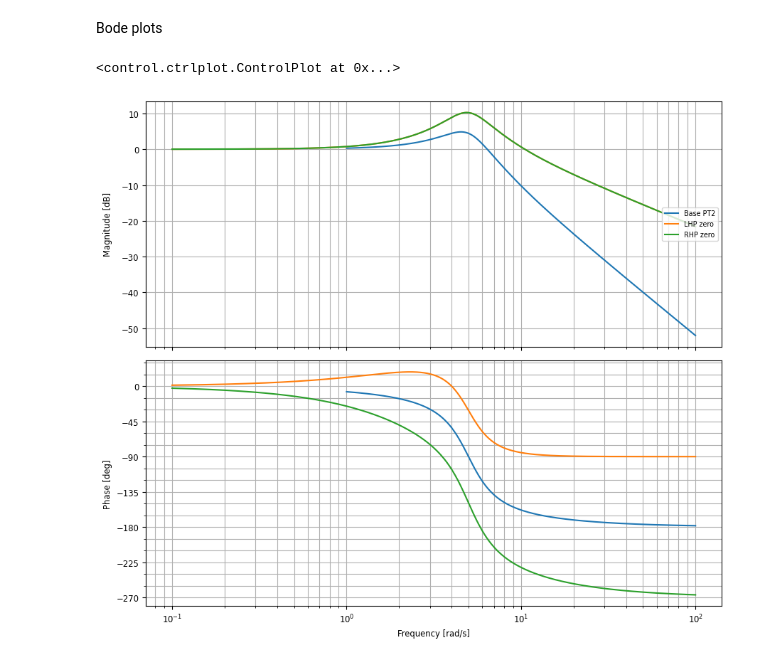
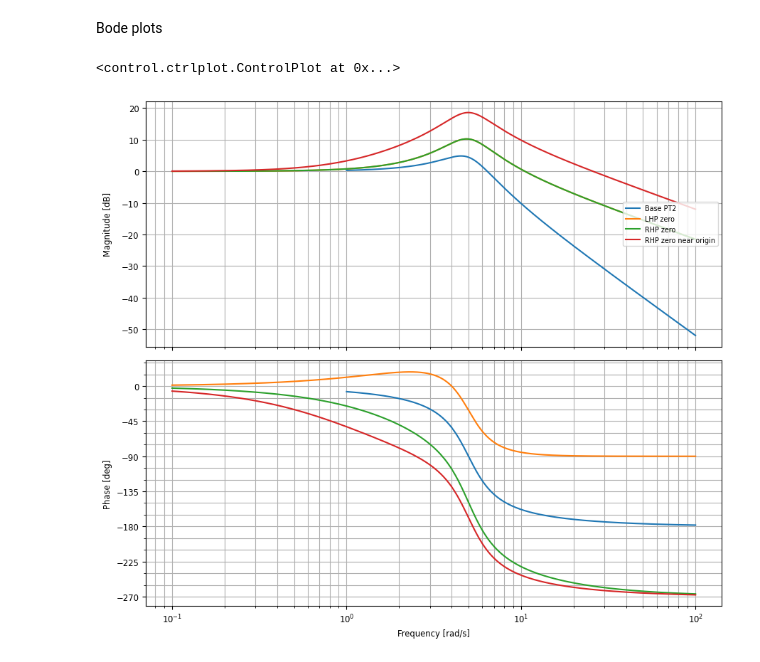
Before and after one commit to FelixWick/control_engineering, a Jupyter notebook: examples/4_stability/pole-zero_PT2.ipynb, the cells around one changed output. Saved outputs shown, nothing was run; the diff lists cells and outputs as text; code cells hidden in the pictures.

```diff
--- a/examples/4_stability/pole-zero_PT2.ipynb
+++ b/examples/4_stability/pole-zero_PT2.ipynb
@@ -17,15 +17,13 @@ G_base = ct.tf(num_base, den_base)
 # %% [markdown]
 Add left-half-plane zero at s = -3
 # %%
-z_lhp = 3
-num_lhp = [1, z_lhp]  # (s + 3)
+num_lhp = [1, 3]  # (s + 3)
 
 G_lhp = ct.tf(num_lhp, [1]) * G_base
 # %% [markdown]
 Add right-half-plane zero at s = +3
 # %%
-z_rhp = 3
-num_rhp = [1, -z_rhp]  # (s - 3)
+num_rhp = [1, -3]  # (s - 3)
 
 G_rhp = ct.tf(num_rhp, [1]) * G_base
 # %% [markdown]
@@ -125,9 +128,10 @@ Bode plots
 # %%
 plt.figure(figsize=(9,8))
 
 ct.bode_plot(G_base, dB=True, Hz=False, grid=True, label="Base PT2")
 ct.bode_plot(G_lhp, dB=True, Hz=False, grid=True, label="LHP zero", wrap_phase=True)
 ct.bode_plot(G_rhp, dB=True, Hz=False, grid=True, label="RHP zero")
+ct.bode_plot(G_rhp_near_origin, dB=True, Hz=False, grid=True, label="RHP zero near origin")
 # %% [output]
 <control.ctrlplot.ControlPlot at 0x...>
-[figure, old version]
+[figure, new version]
```
Also changed, not shown: parts of 2 cells of this notebook.
